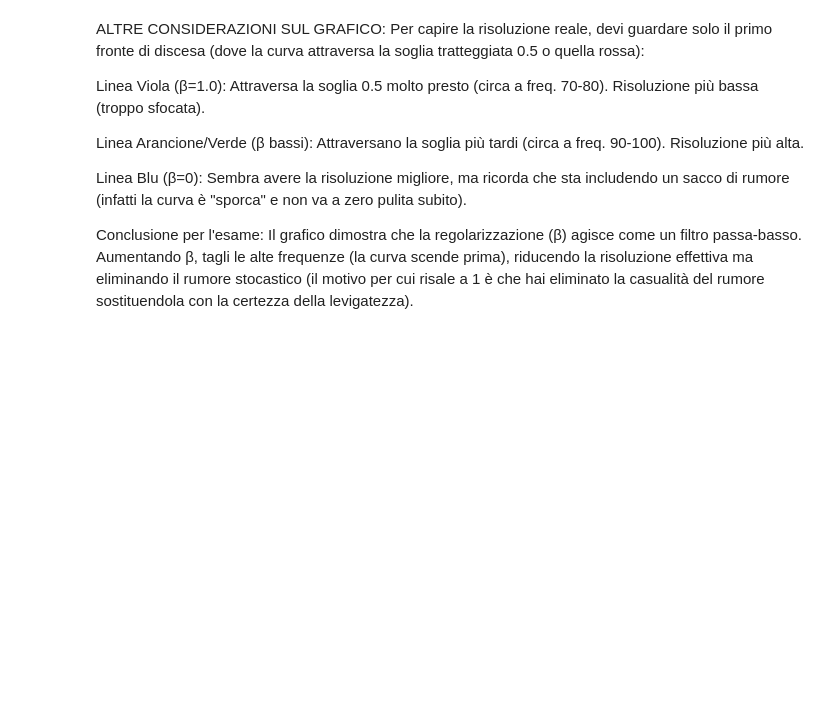
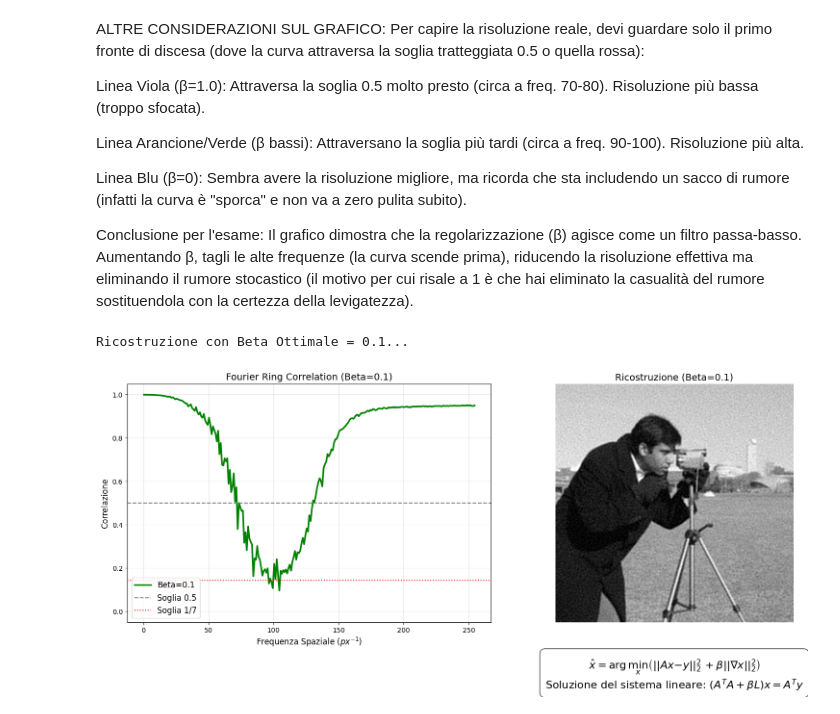
Before and after one commit to francescobellina/ys-noise_image, a Jupyter notebook: Noise_images_FRC_3.ipynb, the cells around one changed output. Drawn from its saved outputs; the diff is of its cells as text; code cells hidden in the pictures; blank space fills up the shorter version.

```diff
--- a/Noise_images_FRC_3.ipynb
+++ b/Noise_images_FRC_3.ipynb
@@ -816,3 +823,58 @@ Linea Arancione/Verde (β bassi): Attraversano la soglia più tardi (circa a fre
 Linea Blu (β=0): Sembra avere la risoluzione migliore, ma ricorda che sta includendo un sacco di rumore (infatti la curva è "sporca" e non va a zero pulita subito).
 
 Conclusione per l'esame: Il grafico dimostra che la regolarizzazione (β) agisce come un filtro passa-basso. Aumentando β, tagli le alte frequenze (la curva scende prima), riducendo la risoluzione effettiva ma eliminando il rumore stocastico (il motivo per cui risale a 1 è che hai eliminato la casualità del rumore sostituendola con la certezza della levigatezza).
+# %%
+import numpy as np
+import matplotlib.pyplot as plt
+
+# --- PARAMETRI ---
+OPTIMAL_BETA = 0.1
+
+# 1. Ricostruzione delle due immagini per FRC
+# Nota: Usiamo y1 e y2 che hai generato nel tuo codice (con rumori 0.05 e 0.08)
+print(f"Ricostruzione con Beta Ottimale = {OPTIMAL_BETA}...")
+rec1_opt, _ = solver.solve(y1, beta=OPTIMAL_BETA, iterations=50)
+rec2_opt, _ = solver.solve(y2, beta=OPTIMAL_BETA, iterations=50)
+
+# 2. Calcolo FRC specifica
+freqs_opt, frc_vals_opt = compute_frc(rec1_opt, rec2_opt)
+
+# --- PLOTTING ---
+fig, ax = plt.subplots(1, 2, figsize=(16, 7))
+
+# --- GR. 1: CURVA FRC ---
+ax[0].plot(freqs_opt, frc_vals_opt, color='green', linewidth=2.5, label=f'Beta={OPTIMAL_BETA}')
+ax[0].axhline(0.5, color='gray', linestyle='--', linewidth=1.5, label='Soglia 0.5')
+ax[0].axhline(1/7, color='red', linestyle=':', linewidth=1.5, label='Soglia 1/7')
+
+ax[0].set_title(f"Fourier Ring Correlation (Beta={OPTIMAL_BETA})", fontsize=14)
+ax[0].set_xlabel("Frequenza Spaziale ($px^{-1}$)", fontsize=12)
+ax[0].set_ylabel("Correlazione", fontsize=12)
+ax[0].set_ylim(-0.05, 1.05)
+ax[0].grid(True, alpha=0.4)
+ax[0].legend(fontsize=12)
+
+# --- GR. 2: IMMAGINE RICOSTRUITA + FORMULA ---
+ax[1].imshow(rec1_opt, cmap='gray', vmin=0, vmax=1)
+ax[1].set_title(f"Ricostruzione (Beta={OPTIMAL_BETA})", fontsize=14)
+ax[1].axis('off')
+
+# Aggiungiamo la formula matematica sotto l'immagine
+# Questa è la "Formula Iniziale" del problema di minimizzazione (Tikhonov)
+formula_text = (
+    r"$\hat{x} = \arg \min_{x} \left( ||Ax - y||_2^2 + \beta ||\nabla x||_2^2 \right)$"
+    "\n"
+    r"$\text{Soluzione del sistema lineare: } (A^T A + \beta L)x = A^T y$"
+)
+
+# Posizioniamo il testo centrato sotto l'immagine
+ax[1].text(0.5, -0.15, formula_text,
+           transform=ax[1].transAxes,
+           fontsize=16, ha='center', va='top',
+           bbox=dict(boxstyle="round,pad=0.5", fc="white", ec="black", alpha=0.8))
+
+plt.tight_layout()
+plt.show()
+# %% [output]
+Ricostruzione con Beta Ottimale = 0.1...
+[figure, added]
```
Also changed, not shown: parts of 7 cells of this notebook.
